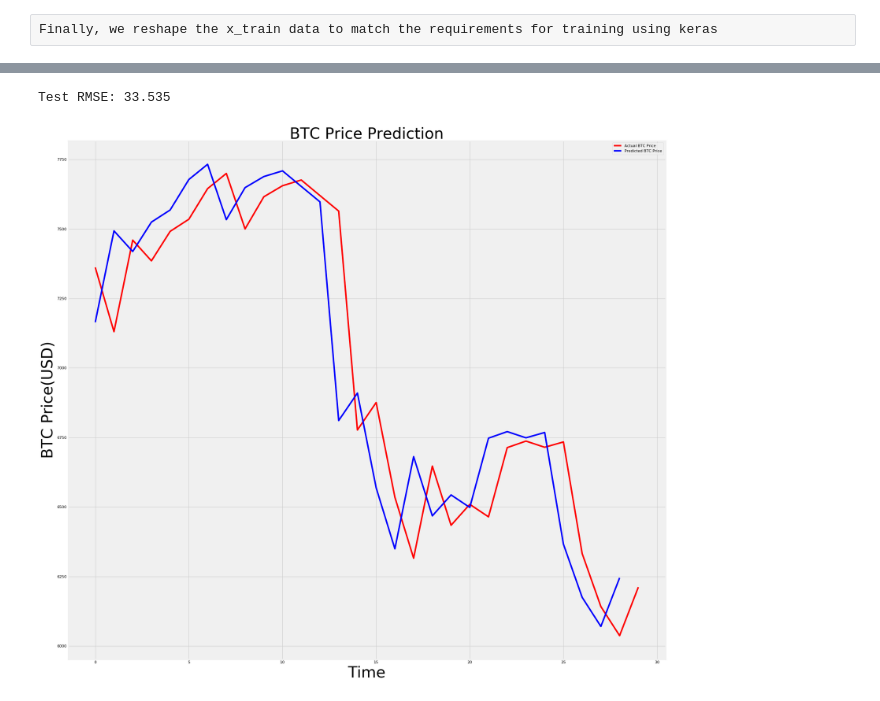
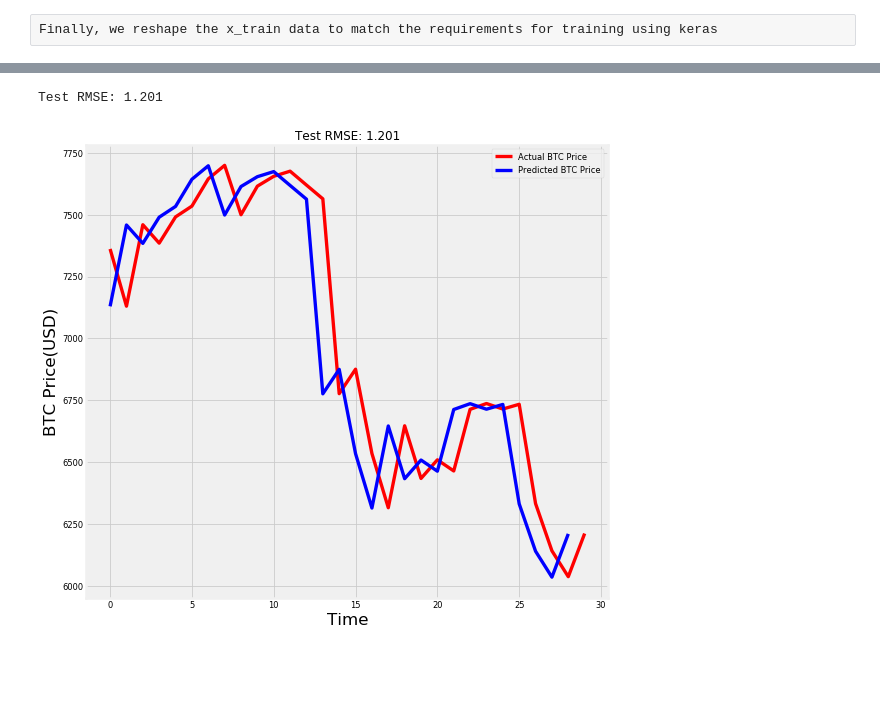
Before and after one commit to DEREJEGETU/Predicting-Bitcoin-Prices, a Jupyter notebook: Predicting BTC Price.ipynb, the cells around one changed output, grey strips where cells are left out. Saved outputs shown, nothing was run; the diff lists cells and outputs as text; code cells hidden in the pictures; blank space fills up the shorter version.

Commit message:
LSTM model added

```diff
--- a/Predicting BTC Price.ipynb
+++ b/Predicting BTC Price.ipynb
@@ -2182,12 +1781,12 @@ Finally, we reshape the x_train data to match the requirements for training usin
 x_train = np.reshape(x_train, (len(x_train), 1, 1))
 # %%
 # Train Model
-num_units=4 # the number of units(dimension of the output state) used for the LSTM cell
+num_units=6 # the number of units(dimension of the output state) used for the LSTM cell
 activation_function='sigmoid'# the activation function  used for LSTM cell
 optimizer='adam'# the optimzer used to minimize the loss function
 loss_function='mean_squared_error'# the loss function which we need to minimize while adjusting the weights abd biases of the network
-batch_size=5 # neural networks are typically trained on batches which means that on every iteration we pick 5 examples from our training set and use them for training
-num_epochs=100 # it determines how many iterations we need to make
+batch_size=8 # neural networks are typically trained on batches which means that on every iteration we pick 5 examples from our training set and use them for training
+num_epochs=300 # it determines how many iterations we need to make
 # %%
 # Initialize the RNN
 regressor=Sequential() #define the Sequential model which stacks all layers (input, hidden and output)
@@ -2240,17 +1839,19 @@ actual_price = min_max_scaler.inverse_transform(inputs.reshape(-1, 1))
 rmse = sqrt(mean_squared_error(actual_price, predicted_price_inv))
 print('Test RMSE: %.3f' % rmse)
 # %% [output]
-Test RMSE: 33.535
+Test RMSE: 1.201
 # %%
-plt.figure(figsize=(25, 25), dpi=80, facecolor = 'w', edgecolor = 'k')
+plt.figure(figsize=(10, 10), dpi=60, facecolor = 'w', edgecolor = 'k')
 
 plt.plot(actual_price[:, 0], color='red', label='Actual BTC Price')
 plt.plot(predicted_price_inv[1:, 0], color = 'blue', label = 'Predicted BTC Price')
 
-plt.title('BTC Price Prediction', fontsize = 40)
-plt.xlabel('Time', fontsize=40)
-plt.ylabel('BTC Price(USD)', fontsize = 40)
+plt.title('BTC Price Prediction', fontsize = 20)
+plt.xlabel('Time', fontsize=20)
+plt.ylabel('BTC Price(USD)', fontsize = 20)
 plt.legend(loc = 'best')
+rmse = sqrt(mean_squared_error(actual_price, predicted_price_inv))
+plt.title('Test RMSE: %.3f' % rmse)
 plt.show()
 # %% [output]
-[figure, old version]
+[figure, new version]
```
Also changed, not shown: parts of 153 cells of this notebook.
